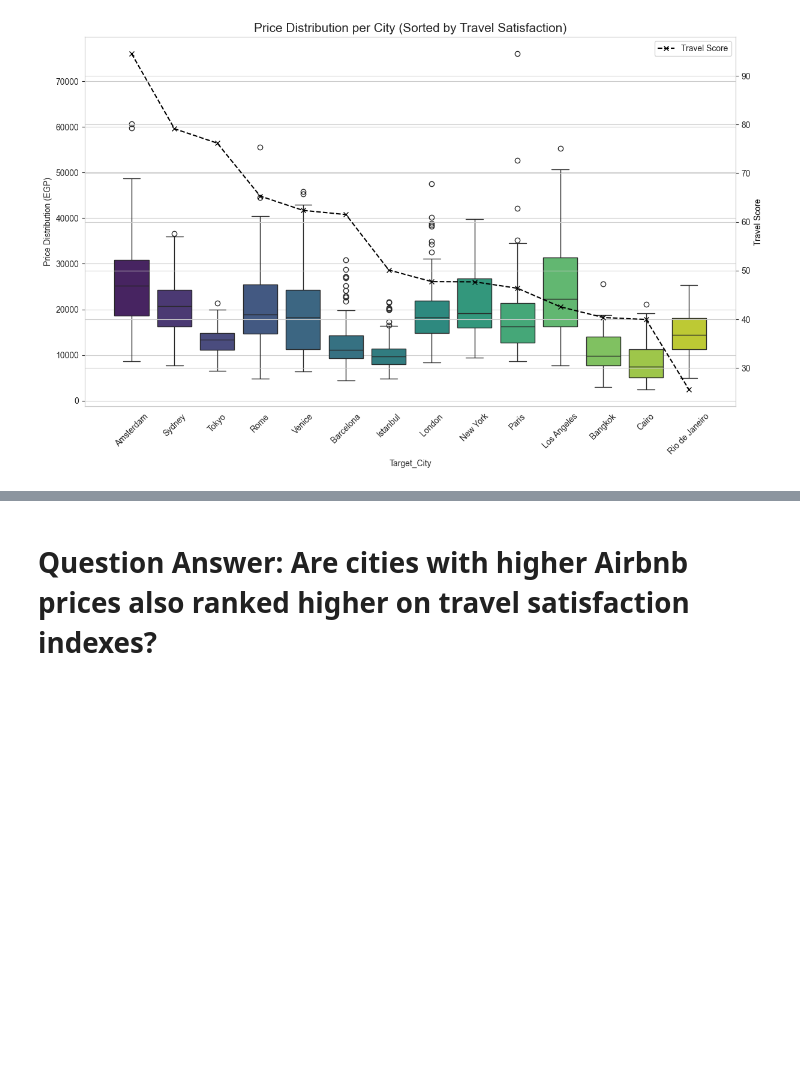
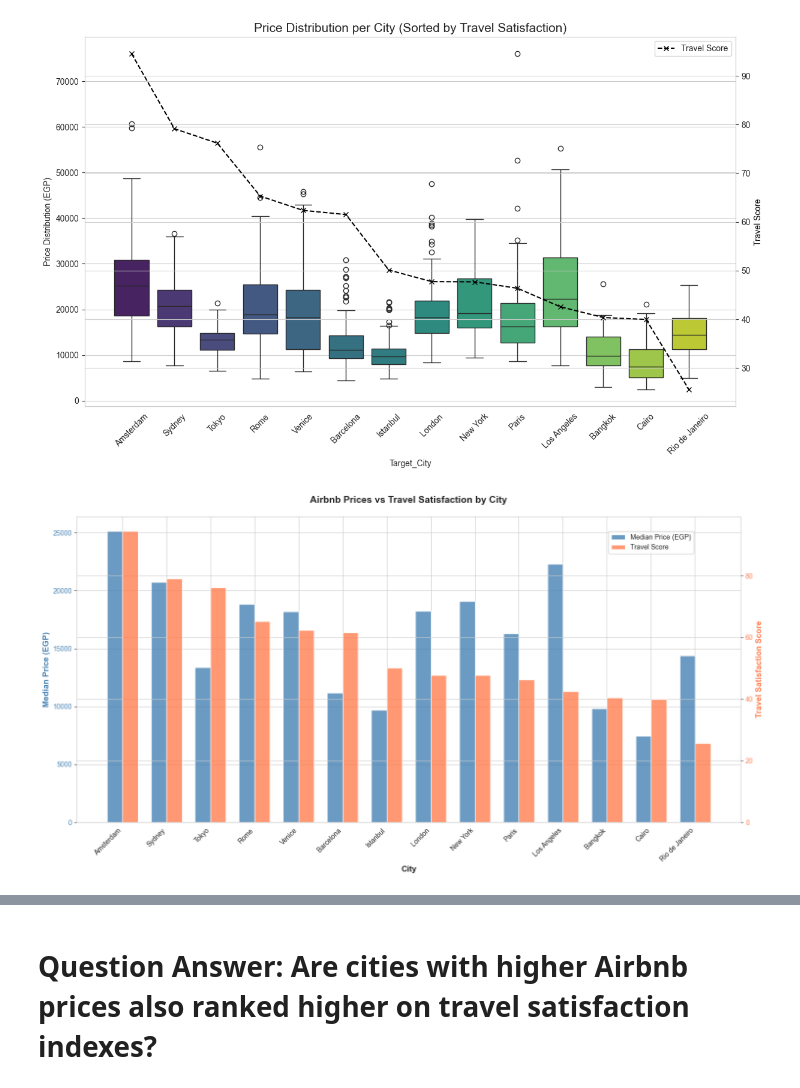
Before and after one commit to FahdKhater/Data-Analysis-Project, a Jupyter notebook: DA_Q1/DA_Project_Q1.ipynb, the cells around one changed output, grey strips where cells are left out. Saved outputs shown, nothing was run; the diff lists cells and outputs as text; code cells hidden in the pictures; blank space fills up the shorter version.

Commit message:
add two visualization

```diff
--- a/DA_Q1/DA_Project_Q1.ipynb
+++ b/DA_Q1/DA_Project_Q1.ipynb
@@ -302,3 +302,32 @@ Passing `palette` without assigning `hue` is deprecated and will be removed in v
 
   sns.boxplot(data=df_raw_merged, x='Target_City', y='Price_EGP',
 [figure]
+# %%
+fig, ax1 = plt.subplots(figsize=(15, 8))
+
+df_merged_sorted = df_merged.sort_values('Travel_Score', ascending=False)
+
+x = np.arange(len(df_merged_sorted))
+width = 0.35
+
+bars1 = ax1.bar(x - width/2, df_merged_sorted['Price_EGP'], width,
+               label='Median Price (EGP)', color='steelblue', alpha=0.8)
+ax1.set_xlabel('City', fontsize=12, fontweight='bold')
+ax1.set_ylabel('Median Price (EGP)', fontsize=12, fontweight='bold', color='steelblue')
+ax1.tick_params(axis='y', labelcolor='steelblue')
+ax1.set_xticks(x)
+ax1.set_xticklabels(df_merged_sorted['Target_City'], rotation=45, ha='right')
+
+ax2 = ax1.twinx()
+bars2 = ax2.bar(x + width/2, df_merged_sorted['Travel_Score'], width,
+               label='Travel Score', color='coral', alpha=0.8)
+ax2.set_ylabel('Travel Satisfaction Score', fontsize=12, fontweight='bold', color='coral')
+ax2.tick_params(axis='y', labelcolor='coral')
+
+plt.title('Airbnb Prices vs Travel Satisfaction by City',
+         fontsize=14, fontweight='bold', pad=20)
+fig.legend(loc='upper right', bbox_to_anchor=(0.9, 0.9))
+plt.tight_layout()
+plt.show()
+# %% [output]
+[figure, added]
```
Also changed, not shown: parts of 1 cell of this notebook.
